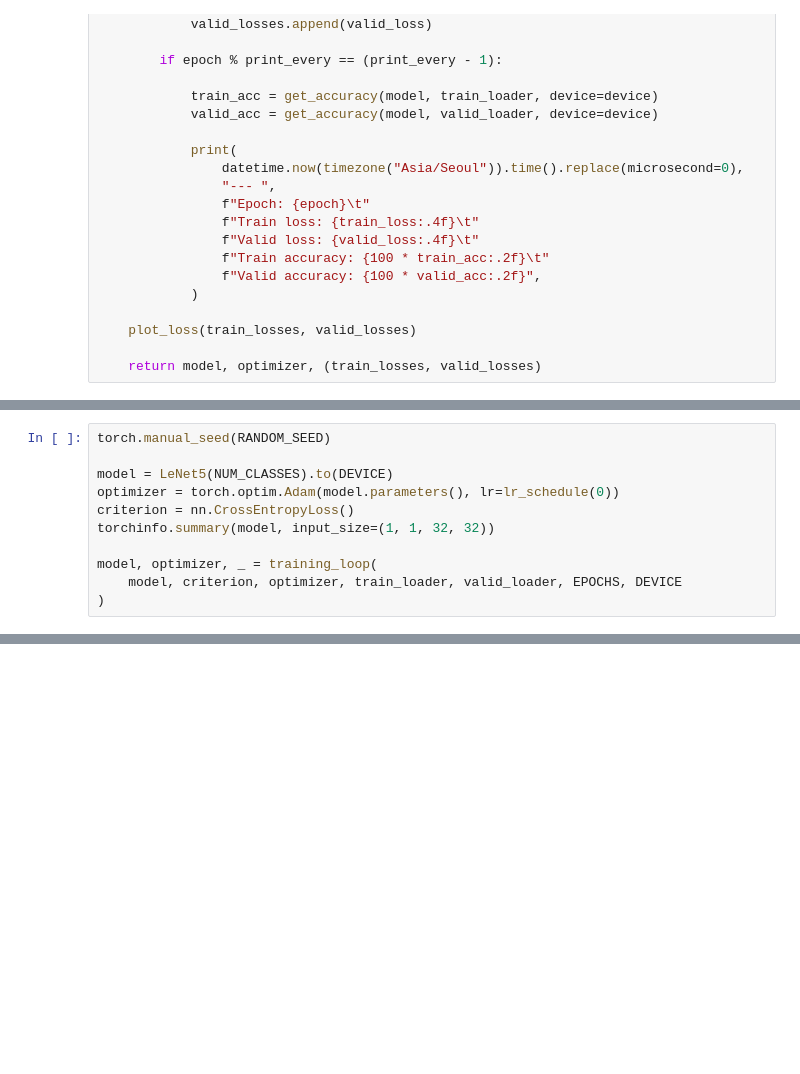
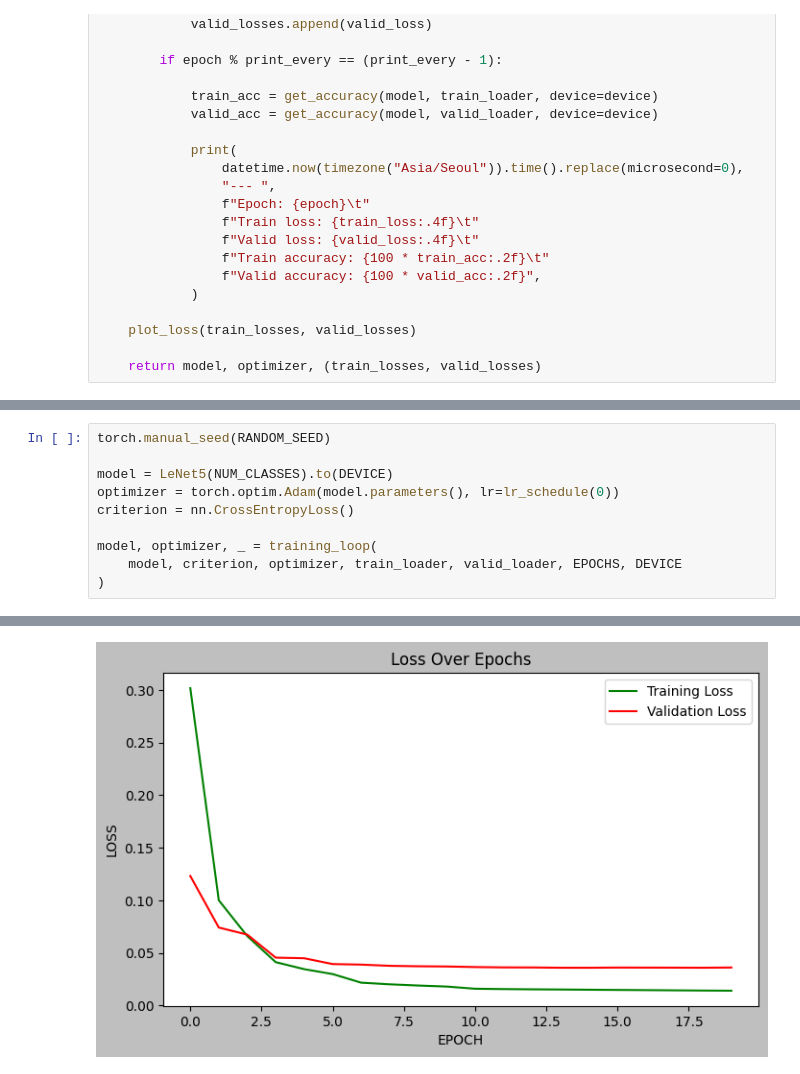
Before and after one commit to minseok128/DeepLearning-for-VisionSystems, a Jupyter notebook: LeNet-5/LeNet-5.ipynb, the cells around one changed output, grey strips where cells are left out. Cells and saved outputs as stored; diff of their text form; blank space fills up the shorter version.

```diff
--- a/LeNet-5/LeNet-5.ipynb
+++ b/LeNet-5/LeNet-5.ipynb
@@ -229,8 +243,8 @@ torch.manual_seed(RANDOM_SEED)
 model = LeNet5(NUM_CLASSES).to(DEVICE)
 optimizer = torch.optim.Adam(model.parameters(), lr=lr_schedule(0))
 criterion = nn.CrossEntropyLoss()
-torchinfo.summary(model, input_size=(1, 1, 32, 32))
 
 model, optimizer, _ = training_loop(
     model, criterion, optimizer, train_loader, valid_loader, EPOCHS, DEVICE
 )
+# %% [output]
@@ -236,0 +271 @@ model, optimizer, _ = training_loop(
+[figure, added]
```
Also changed, not shown: parts of 3 cells of this notebook.
